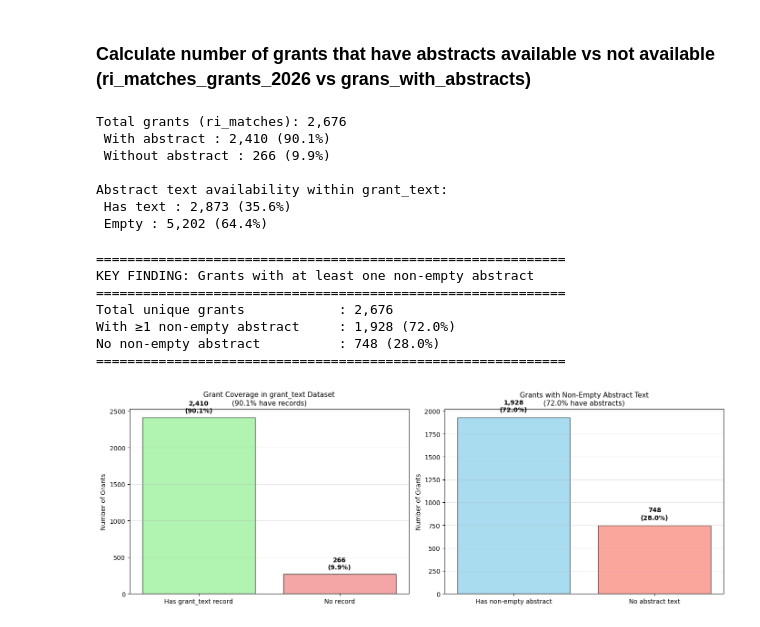
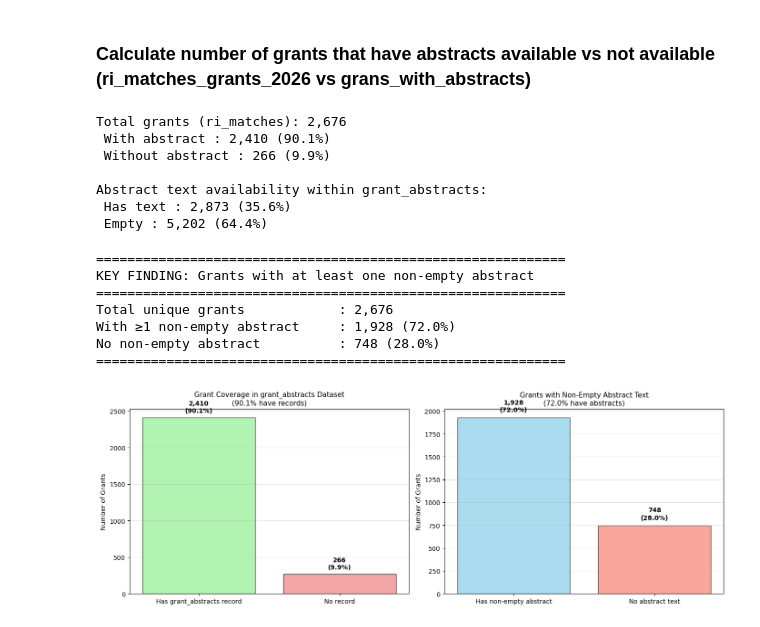
Before and after one commit to ebertini/visualizing-neu, a Jupyter notebook: notebooks/01_schema_overview.ipynb, the cells around one changed output. Cells and saved outputs as stored; diff of their text form; code cells hidden in the pictures.

```diff
--- a/notebooks/01_schema_overview.ipynb
+++ b/notebooks/01_schema_overview.ipynb
@@ -903,11 +898,11 @@ Total faculty: 2,247
 # %%
 # Merge grant data with faculty tenure status
 grant_tenure = (
-    grant_faculty
-    .merge(faculty[['employee id', 'tenure_category', 'superior_academic_unit']],
-           left_on='clientfacultyid', right_on='employee id', how='left')
-    .merge(grants[['grantid', 'totaldollars', 'agencyname', 'agencycode']],
-           on='grantid', how='left')
+    faculty_grants
+    .merge(faculty[['faculty_id', 'tenure_category', 'superior_academic_unit']],
+           on='faculty_id', how='left')
+    .merge(grants[['grant_id', 'totaldollars', 'agencyname', 'agencycode']],
+           on='grant_id', how='left')
 )
 
 # Check for missing tenure data
@@ -916,5 +911,5 @@ print(f"Grant-faculty records with missing tenure status: {missing_tenure:,} ({m
 print(f"Total grant-faculty records: {len(grant_tenure):,}\n")
 
 # Fill missing with 'Unknown' for analysis
-grant_tenure['tenure_category'] = grant_tenure['tenure_category'].fillna('Unknown/Former Faculty')
+grant_tenure['tenure_category'] = grant_tenure['tenure_category'].astype(str).fillna('Unknown/Former Faculty')
 # %% [output]
@@ -931,8 +926,8 @@ tenure_agency_funding = (
         total_funding=('totaldollars', 'sum'),
         mean_grant_size=('totaldollars', 'mean'),
         median_grant_size=('totaldollars', 'median'),
-        n_grants=('grantid', 'nunique'),
-        n_faculty=('clientfacultyid', 'nunique')
+        n_grants=('grant_id', 'nunique'),
+        n_faculty=('faculty_id', 'nunique')
     )
     .sort_values(['agencycode', 'total_funding'], ascending=[True, False])
 )
@@ -976,8 +970,8 @@ tenure_overall = (
         total_funding=('totaldollars', 'sum'),
         mean_grant_size=('totaldollars', 'mean'),
         median_grant_size=('totaldollars', 'median'),
-        n_grants=('grantid', 'nunique'),
-        n_faculty=('clientfacultyid', 'nunique')
+        n_grants=('grant_id', 'nunique'),
+        n_faculty=('faculty_id', 'nunique')
     )
     .sort_values('total_funding', ascending=False)
 )
@@ -1051,8 +1045,8 @@ plt.show()
 # %% [markdown]
 ### Calculate number of grants that have abstracts available vs not available (ri_matches_grants_2026 vs grans_with_abstracts)
 # %%
-total_grants = grants['grantid'].nunique()
-matched = grants['grantid'].isin(grant_text['sourceactivityid'].unique())
+total_grants = grants['grant_id'].nunique()
+matched = grants['grant_id'].isin(grant_abstracts['sourceactivityid'].unique())
 n_with_abstract = matched.sum()
 n_without = total_grants - n_with_abstract
 
@@ -1061,12 +1055,12 @@ print(f" With abstract : {n_with_abstract:,} ({n_with_abstract/total_grants*100:
 print(f" Without abstract : {n_without:,} ({n_without/total_grants*100:.1f}%)\n")
 
 
-grant_abstracts = grant_text[['id', 'title', 'abstract']].drop_duplicates(subset=['id'])
+grant_abstracts = grant_abstracts[['id', 'sourceactivityid', 'title', 'abstract']].drop_duplicates(subset=['id'])
 total_grants = grant_abstracts['id'].nunique()
 has_abstract = grant_abstracts['abstract'] != '' # fillna('') in pipeline, so notna() is always True
 abstract_counts = has_abstract.value_counts().reindex([True, False], fill_value=0)
 
-print("Abstract text availability within grant_text:")
+print("Abstract text availability within grant_abstracts:")
 print(f" Has text : {abstract_counts[True]:,} ({abstract_counts[True]/total_grants*100:.1f}%)")
 print(f" Empty : {abstract_counts[False]:,} ({abstract_counts[False]/total_grants*100:.1f}%)")
 # %% [output]
@@ -1074,19 +1068,19 @@ Total grants (ri_matches): 2,676
  With abstract : 2,410 (90.1%)
  Without abstract : 266 (9.9%)
 
-Abstract text availability within grant_text:
+Abstract text availability within grant_abstracts:
  Has text : 2,873 (35.6%)
  Empty : 5,202 (64.4%)
 # %%
 # BUT: What percentage of the 2,676 grants have at least one non-empty abstract?
-# Get grant_text entries with non-empty abstracts
-grants_with_text = grant_text[grant_text['abstract'] != '']['sourceactivityid'].unique()
+# Get grant_abstracts entries with non-empty abstracts
+grants_with_text = grant_abstracts[grant_abstracts['abstract'] != '']['sourceactivityid'].unique()
 
 # Total unique grants in grants dataset
-total_unique_grants = grants['grantid'].nunique()
+total_unique_grants = grants['grant_id'].nunique()
 
 # Grants that have at least one non-empty abstract
-n_grants_with_abstract = grants['grantid'].isin(grants_with_text).sum()
+n_grants_with_abstract = grants['grant_id'].isin(grants_with_text).sum()
 n_grants_without = total_unique_grants - n_grants_with_abstract
 
 print(f"\n{'='*60}")
@@ -1100,38 +1094,38 @@ print(f"{'='*60}\n")
 # Visualize this more accurate metric
 fig, (ax1, ax2) = plt.subplots(1, 2, figsize=(14, 5))
 
-# Left: Grant coverage in grant_text (90.1% have records)
+# Left: Grant coverage in grant_abstracts (90.1% have records)
 coverage_data = [n_with_abstract, n_without]
 colors1 = ['lightgreen', 'lightcoral']
 ax1.bar([0, 1], coverage_data, color=colors1, edgecolor='black', alpha=0.7)
 ax1.set_xticks([0, 1])
-ax1.set_xticklabels(['Has grant_text record', 'No record'], rotation=0)
+ax1.set_xticklabels(['Has grant_abstracts record', 'No record'], rotation=0)
 ax1.set_ylabel('Number of Grants')
-ax1.set_title(f'Grant Coverage in grant_text Dataset\n({n_with_abstract/total_unique_grants*100:.1f}% have records)', fontsize=11)
+ax1.set_title(f'Grant Coverage in grant_abstracts Dataset\n({n_with_abstract/total_unique_grants*100:.1f}% have records)', fontsize=11)
 ax1.grid(axis='y', alpha=0.3)
 for i, v in enumerate(coverage_data):
     ax1.text(i, v + 50, f'{v:,}\n({v/total_unique_grants*100:.1f}%)', ha='center', va='bottom', fontsize=10, fontweight='bold')
 
 # Right: Actual abstract text availability (only 45.9% have non-empty text)
 abstract_data = [n_grants_with_abstract, n_grants_without]
 colors2 = ['skyblue', 'salmon']
 ax2.bar([0, 1], abstract_data, color=colors2, edgecolor='black', alpha=0.7)
 ax2.set_xticks([0, 1])
 ax2.set_xticklabels(['Has non-empty abstract', 'No abstract text'], rotation=0)
 ax2.set_ylabel('Number of Grants')
 ax2.set_title(f'Grants with Non-Empty Abstract Text\n({n_grants_with_abstract/total_unique_grants*100:.1f}% have abstracts)', fontsize=11)
 ax2.grid(axis='y', alpha=0.3)
 for i, v in enumerate(abstract_data):
     ax2.text(i, v + 50, f'{v:,}\n({v/total_unique_grants*100:.1f}%)', ha='center', va='bottom', fontsize=10, fontweight='bold')
 
 plt.tight_layout()
 plt.show()
 # %% [output]
 ============================================================
 KEY FINDING: Grants with at least one non-empty abstract
 ============================================================
 Total unique grants            : 2,676
 With ≥1 non-empty abstract     : 1,928 (72.0%)
 No non-empty abstract          : 748 (28.0%)
 ============================================================
-[figure, old version]
+[figure, new version]
```
Also changed, not shown: parts of 22 cells of this notebook, 36 other files.
